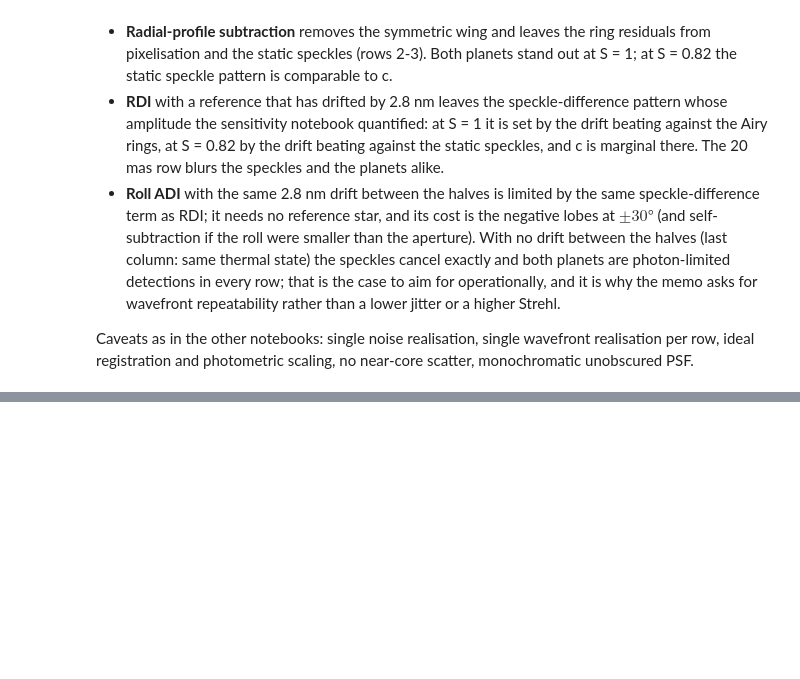
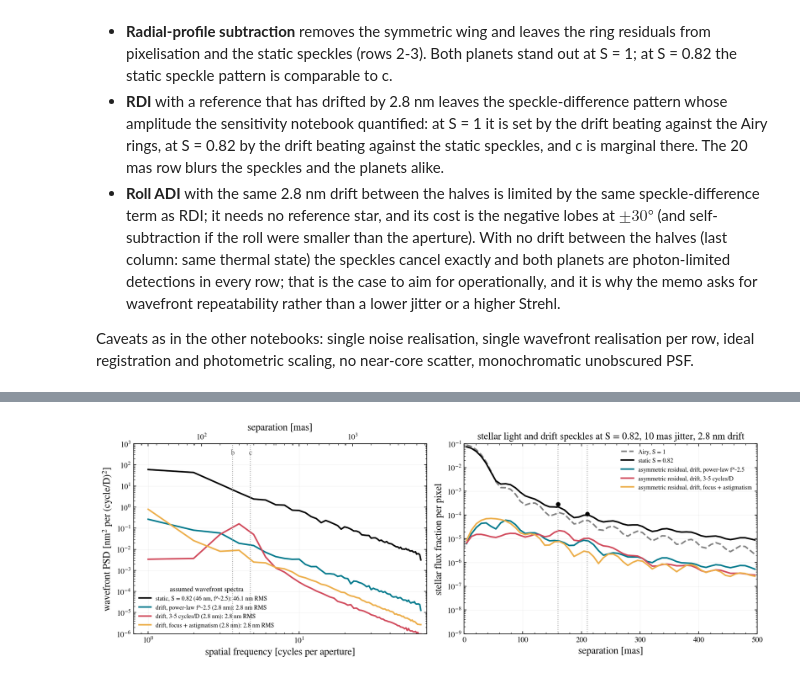
Before and after one commit to schmidt-observatories/wcc-sim, a Jupyter notebook: notebooks_scrap/halpha_hci_images.ipynb, the cells around one changed output, grey strips where cells are left out. Cells and saved outputs as stored; diff of their text form; code cells hidden in the pictures; blank space fills up the shorter version.

```diff
--- a/notebooks_scrap/halpha_hci_images.ipynb
+++ b/notebooks_scrap/halpha_hci_images.ipynb
@@ -269,0 +278,62 @@ registration and photometric scaling, no near-core scatter, monochromatic unobsc
+# %%
+w = WfePSF(inst, seed=11)
+LAM_D_MAS = inst.wavelength_m / inst.diameter_m * 206264.806e3
+S_STAT = w.screen_for_strehl(S_REQ)
+a_lo = DRIFT_NM / np.sqrt(2)
+SCREENS = [('static, S = 0.82 (46 nm, f^-2.5)', S_STAT, 'k'),
+           (f'drift, power-law f^-2.5 ({DRIFT_NM} nm)', w.psd_screen(2.5, 1.0, None, DRIFT_NM), TEAL),
+           (f'drift, 3-5 cycles/D ({DRIFT_NM} nm)', w.psd_screen(0.0, 3.0, 5.0, DRIFT_NM), RED),
+           (f'drift, focus + astigmatism ({DRIFT_NM} nm)', w.zernike_screen({'focus': a_lo, 'astig0': a_lo}), AMBER)]
+
+def wfe_psd(screen):
+    n = w.n_pup
+    P = np.abs(np.fft.fft2(screen)) ** 2 / n ** 4 / w.pupil.mean()   # sum(P) = variance over the pupil [nm^2]
+    fx = np.fft.fftfreq(n) * n
+    f = np.hypot(fx[None, :], fx[:, None])
+    edges = np.arange(0.5, n / 2 + 1)
+    idx = np.digitize(f.ravel(), edges)
+    tot = np.bincount(idx, P.ravel(), minlength=len(edges) + 1)[1:len(edges)]
+    cnt = np.bincount(idx, minlength=len(edges) + 1)[1:len(edges)]
+    return 0.5 * (edges[:-1] + edges[1:]), tot / np.maximum(cnt, 1)   # per (cycle/D)^2 cell
+
+def radial_profile(img, nbin=60):
+    n = img.shape[0]; c = (n - 1) / 2
+    yy, xx = np.mgrid[:n, :n]; r = np.hypot(xx - c, yy - c) * PLATE / OVERSAMPLE
+    edges = np.linspace(0, 500, nbin + 1); idx = np.digitize(r.ravel(), edges)
+    tot = np.bincount(idx, img.ravel(), minlength=nbin + 2)[1:nbin + 1]
+    cnt = np.bincount(idx, minlength=nbin + 2)[1:nbin + 1]
+    return 0.5 * (edges[:-1] + edges[1:]), tot / np.maximum(cnt, 1)
+
+fig, (ax1, ax2) = plt.subplots(1, 2, figsize=(12.5, 4.6))
+for label, scr, col in SCREENS:
+    f, P = wfe_psd(scr)
+    ax1.plot(f, P, color=col, label=f'{label}: {w.rms_nm(scr):.1f} nm RMS')
+ax1.set(xscale='log', yscale='log', xlabel='spatial frequency [cycles per aperture]',
+        ylabel=r'wavefront PSD [nm$^2$ per (cycle/D)$^2$]', xlim=(0.8, 70), ylim=(1e-6, 1e3))
+for sep, name in ((160, 'b'), (210, 'c')):
+    ax1.axvline(sep / LAM_D_MAS, color='0.6', ls=':', lw=1); ax1.text(sep / LAM_D_MAS, 3e2, name, ha='center', color='0.4')
+sec = ax1.secondary_xaxis('top', functions=(lambda f: f * LAM_D_MAS, lambda s: s / LAM_D_MAS))
+sec.set_xlabel('separation [mas]')
+ax1.legend(fontsize=8, loc='lower left', title='assumed wavefront spectra', title_fontsize=9)
+
+# where the light lands: azimuthal mean of the per-pixel stellar flux fraction, 10 mas jitter, fine grid -> per detector pixel
+pix = OVERSAMPLE ** 2
+psf0 = w.psf(np.zeros_like(S_STAT), 10.0)
+psf_stat = w.psf(S_STAT, 10.0)
+r, p0 = radial_profile(psf0); ax2.plot(r, p0 * pix, color='0.5', ls='--', label='Airy, S = 1')
+r, ps = radial_profile(psf_stat); ax2.plot(r, ps * pix, color='k', label='static S = 0.82')
+for label, scr, col in SCREENS[1:]:
+    d = w.psf(S_STAT + scr, 10.0) - psf_stat
+    d = d - azimuthal_mean_image(d)
+    r, pd = radial_profile(d ** 2)
+    ax2.plot(r, np.sqrt(pd) * pix, color=col, label=f'asymmetric residual, {label.split(" (")[0]}')
+for sep, name in ((160, 'b'), (210, 'c')):
+    ax2.axvline(sep, color='0.6', ls=':', lw=1)
+for name, p in PLANETS.items():
+    ax2.plot(p['sep_mas'], inst.line_rate(p['flux']) / inst.star_rate * 0.5, 'o', color='k', ms=5)
+ax2.set(yscale='log', xlabel='separation [mas]', ylabel='stellar flux fraction per pixel', xlim=(0, 500), ylim=(1e-9, 1e-1))
+ax2.set_title(f'stellar light and drift speckles at S = 0.82, 10 mas jitter, {DRIFT_NM} nm drift')
+ax2.legend(fontsize=8, loc='upper right')
+fig.tight_layout(); savefig(fig, 'fig15_wfe_psd')
+# %% [output]
+[figure, added]
```
Also changed, not shown: parts of 2 cells of this notebook, 5 other files.
